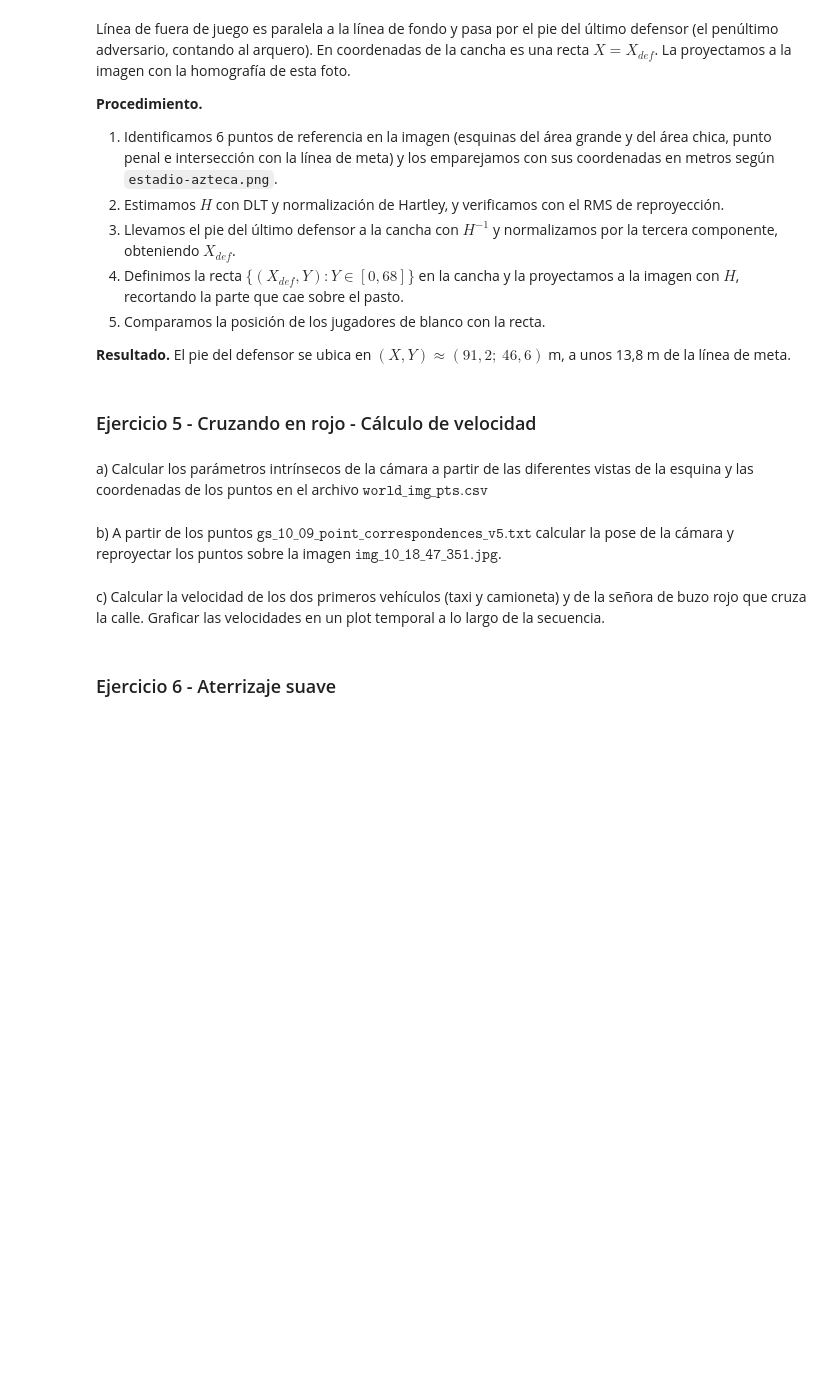
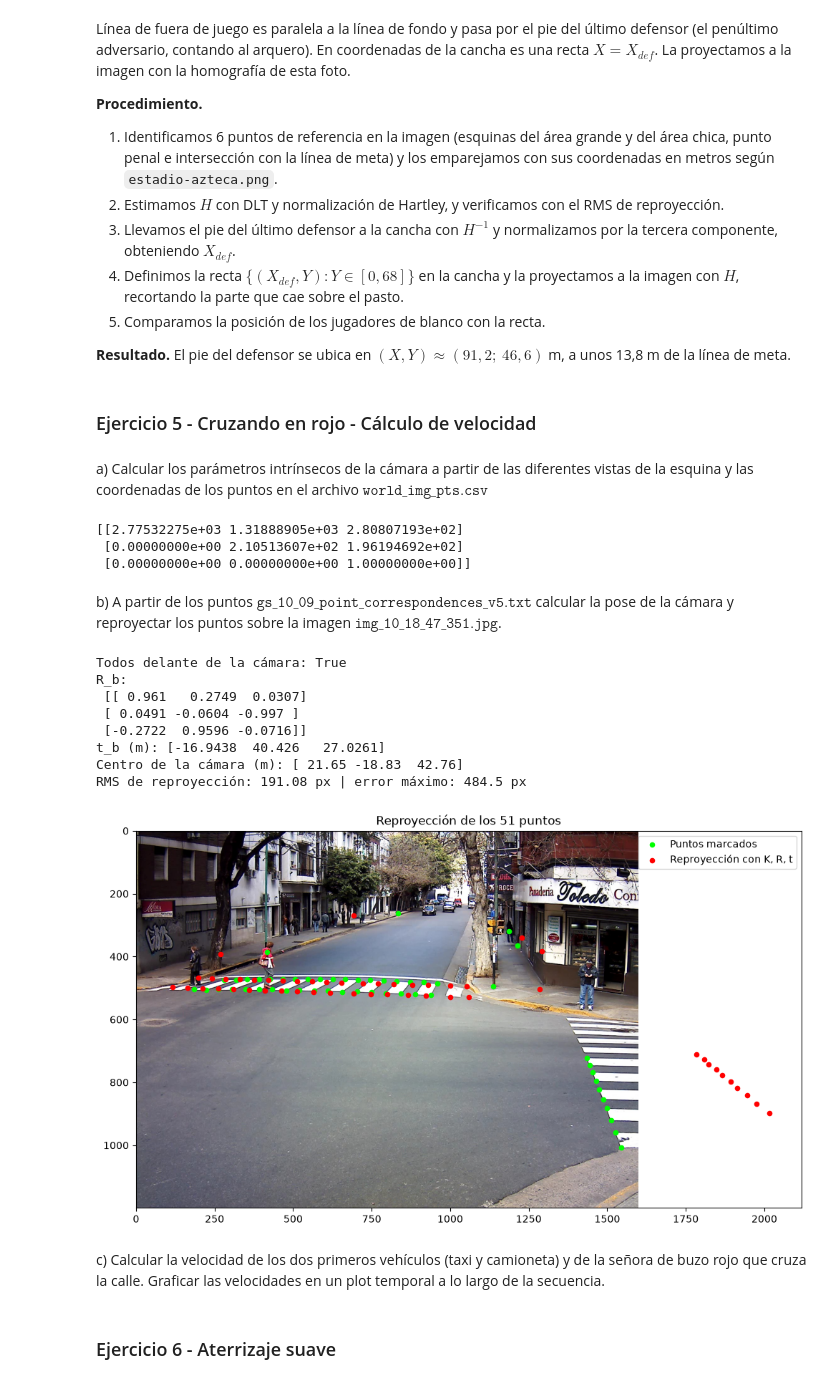
Before and after one commit to FrancoN4/TP-ALC, a Jupyter notebook: TP ALC/grupo_XX_TP.ipynb, the cells around one changed output. Saved outputs shown, nothing was run; the diff lists cells and outputs as text; code cells hidden in the pictures; blank space fills up the shorter version.

```diff
--- a/TP ALC/grupo_XX_TP.ipynb
+++ b/TP ALC/grupo_XX_TP.ipynb
@@ -1127,7 +1127,69 @@ a unos 13,8 m de la línea de meta.
 ### Ejercicio 5 - Cruzando en rojo - Cálculo de velocidad
 # %% [markdown]
 a) Calcular los parámetros intrínsecos de la cámara a partir de las diferentes vistas de la esquina y las coordenadas de los puntos en el archivo $\texttt{world\_img\_pts.csv}$
+# %%
+A = alc.parametrosIntrinsecosEj5a()
+print(A)
+# %% [output]
+[[2.77532275e+03 1.31888905e+03 2.80807193e+02]
+ [0.00000000e+00 2.10513607e+02 1.96194692e+02]
+ [0.00000000e+00 0.00000000e+00 1.00000000e+00]]
 # %% [markdown]
 b) A partir de los puntos $\texttt{gs\_10\_09\_point\_correspondences\_v5.txt}$ calcular la pose de la cámara y reproyectar los puntos sobre la imagen $\texttt{img\_10\_18\_47\_351.jpg}$.
+# %%
+K = alc.parametrosIntrinsecosEj5a()
+
+datos = np.loadtxt("salguero/gs_10_09_point_correspondences_v5.txt")
+
+objPts_b = datos[1:3, :].T  # Extraemos ejes X,Y de la foto 2d. Matriz de (51x2)
+imgPts_b = datos[4:6, :].T  # Extraemos u, v que son las coordenadas en píxeles (u la columna y v la fila de la foto). Matriz de (51x2)
+
+#Homografía de la imagen inicial (ya calculada en a) y pose con la K de a)
+H_b = estimarH(imgPts_b, objPts_b)
+R_b, t_b = alc.obtenerPose2D(H_b, K)
+
+#Como W = 0, la proyección es K * [r1 r2 t] * (X, Y, 1)
+M_b = multiplicacionMatricial(K, np.hstack([R_b[:, :2], t_b.reshape(3, 1)]))
+P = np.hstack([objPts_b, np.ones((objPts_b.shape[0], 1))])      # (X, Y, 1)
+proj = (multiplicacionMatricial(M_b, P.T)).T
+
+#Verificamos que todos los puntos quedan delante de la cámara (Z_c > 0)
+print("Todos delante de la cámara:", np.all(proj[:, 2] > 0))
+
+#Pasamos a píxeles dividiendo por la tercera componente
+u_proj = proj[:, 0] / proj[:, 2]
+v_proj = proj[:, 1] / proj[:, 2]
+
+#Error de reproyección por punto y RMS, en píxeles
+errores = np.sqrt((u_proj - imgPts_b[:, 0])**2 + (v_proj - imgPts_b[:, 1])**2)
+rms_b = np.sqrt(np.mean(errores**2))
+
+#Centro de la cámara en el sistema del mundo: C = -R^T t
+C_b = -alc.calcularAx((R_b).T, t_b)
+
+print("R_b:\n", np.round(R_b, 4))
+print("t_b (m):", np.round(t_b, 4))
+print("Centro de la cámara (m):", np.round(C_b, 2))
+print(f"RMS de reproyección: {rms_b:.2f} px | error máximo: {np.max(errores):.1f} px")
+
+#Reproyección sobre la imagen inicial
+img = cv2.imread("salguero/img_10_18_47_351.jpg")
+plt.figure(figsize=(12, 8))
+plt.imshow(img[:, :, ::-1])
+plt.scatter(imgPts_b[:, 0], imgPts_b[:, 1], color='lime', s=20, label='Puntos marcados')
+plt.scatter(u_proj, v_proj, color='red', s=20, label='Reproyección con K, R, t')
+plt.title("Reproyección de los 51 puntos")
+plt.legend()
+plt.show()
+# %% [output]
+Todos delante de la cámara: True
+R_b:
+ [[ 0.961   0.2749  0.0307]
+ [ 0.0491 -0.0604 -0.997 ]
+ [-0.2722  0.9596 -0.0716]]
+t_b (m): [-16.9438  40.426   27.0261]
+Centro de la cámara (m): [ 21.65 -18.83  42.76]
+RMS de reproyección: 191.08 px | error máximo: 484.5 px
+[figure, added]
 # %% [markdown]
 c) Calcular la velocidad de los dos primeros vehículos (taxi y camioneta) y de la señora de buzo rojo que cruza la calle. Graficar las velocidades en un plot temporal a lo largo de la secuencia.
```
Also changed, not shown: parts of 3 cells of this notebook, 5 other files.
